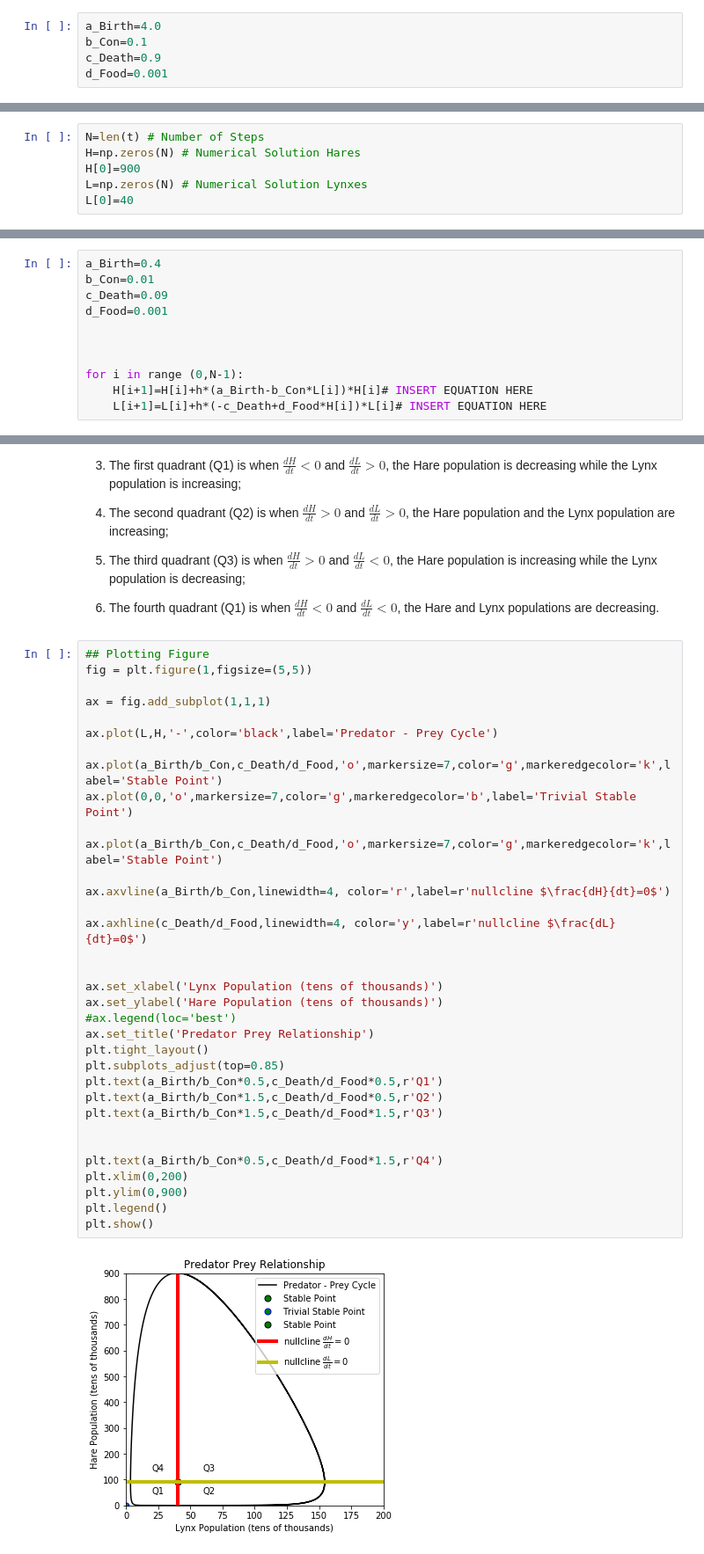
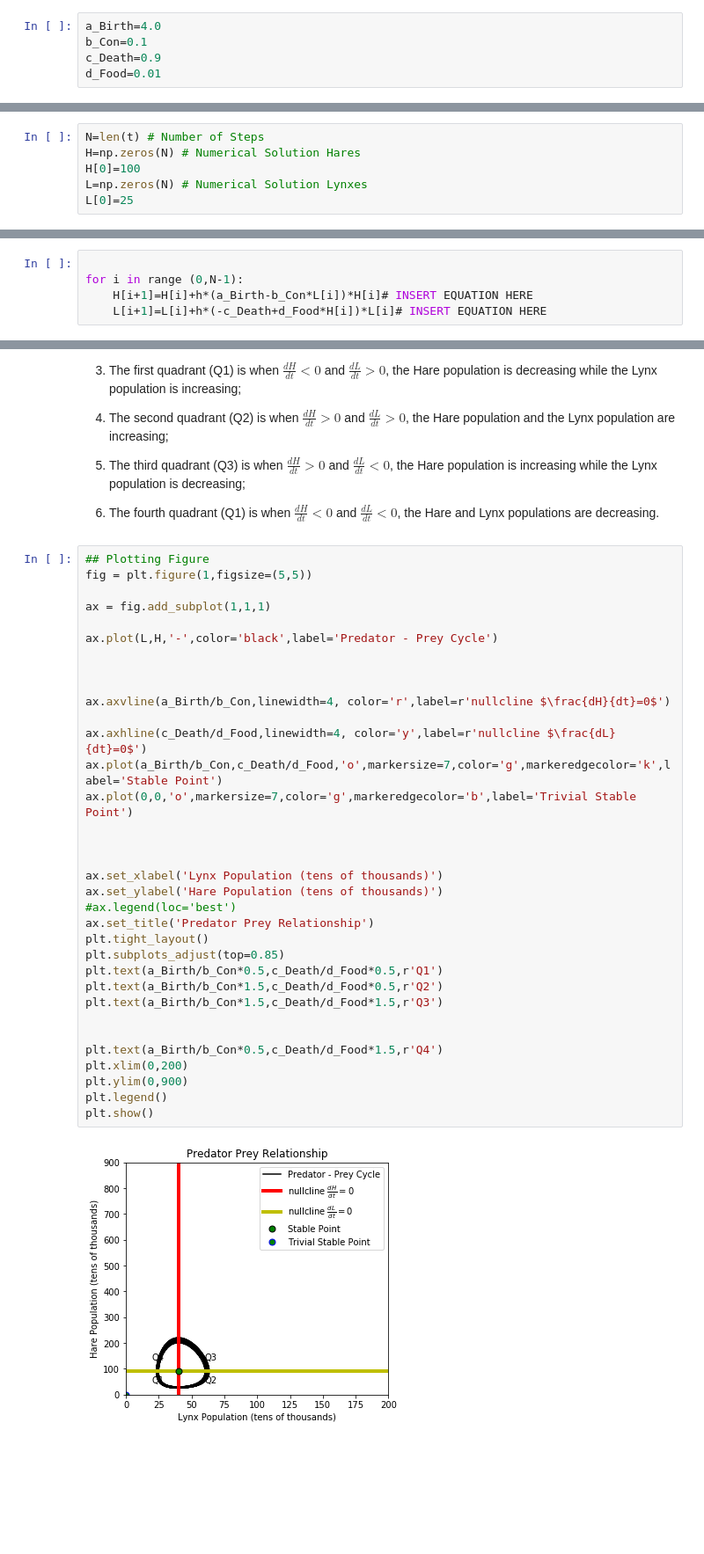
Before and after one commit to john-s-butler-dit/CaseStudy_PredatorPrey, a Jupyter notebook: Snow Hares and Lynxes-Stability.ipynb, the cells around one changed output, grey strips where cells are left out. Shown at 88% size. Drawn from its saved outputs; the diff is of its cells as text; blank space fills up the shorter version.

```diff
--- a/Snow Hares and Lynxes-Stability.ipynb
+++ b/Snow Hares and Lynxes-Stability.ipynb
@@ -32,7 +32,7 @@ this set of equations models the interaction between snow hares (H) and lynxes (
 a_Birth=4.0
 b_Con=0.1
 c_Death=0.9
-d_Food=0.001
+d_Food=0.01
 # %% [markdown]
 ## Discrete Domain
 To numiercally approximate the solution we discretise the continuous domain using a step size, $h=1$,
@@ -56,9 +56,9 @@ plt.show()
 # %%
 N=len(t) # Number of Steps
 H=np.zeros(N) # Numerical Solution Hares
-H[0]=900
+H[0]=100
 L=np.zeros(N) # Numerical Solution Lynxes
-L[0]=40
+L[0]=25
 # %% [markdown]
 We numerically approximate the differential equation using Eulers method to give the difference equation
 \begin{equation}
@@ -68,10 +72,4 @@ where $h$ is the stepsize and where $P_i$ is the numerical approximation of $p(t
 # %%
-a_Birth=0.4
-b_Con=0.01
-c_Death=0.09
-d_Food=0.001
-
-
 
 for i in range (0,N-1):
     H[i+1]=H[i]+h*(a_Birth-b_Con*L[i])*H[i]# INSERT EQUATION HERE
@@ -200,37 +204,37 @@ The nullclines divides the graph into quadrantes:
 fig = plt.figure(1,figsize=(5,5))
 
 ax = fig.add_subplot(1,1,1)
 
 ax.plot(L,H,'-',color='black',label='Predator - Prey Cycle')
 
-ax.plot(a_Birth/b_Con,c_Death/d_Food,'o',markersize=7,color='g',markeredgecolor='k',label='Stable Point')
-ax.plot(0,0,'o',markersize=7,color='g',markeredgecolor='b',label='Trivial Stable Point')
 
-ax.plot(a_Birth/b_Con,c_Death/d_Food,'o',markersize=7,color='g',markeredgecolor='k',label='Stable Point')
 
 ax.axvline(a_Birth/b_Con,linewidth=4, color='r',label=r'nullcline $\frac{dH}{dt}=0$')
 
 ax.axhline(c_Death/d_Food,linewidth=4, color='y',label=r'nullcline $\frac{dL}{dt}=0$')
+ax.plot(a_Birth/b_Con,c_Death/d_Food,'o',markersize=7,color='g',markeredgecolor='k',label='Stable Point')
+ax.plot(0,0,'o',markersize=7,color='g',markeredgecolor='b',label='Trivial Stable Point')
+
 
 
 ax.set_xlabel('Lynx Population (tens of thousands)')
 ax.set_ylabel('Hare Population (tens of thousands)')
 #ax.legend(loc='best')
 ax.set_title('Predator Prey Relationship')
 plt.tight_layout()
 plt.subplots_adjust(top=0.85)
 plt.text(a_Birth/b_Con*0.5,c_Death/d_Food*0.5,r'Q1')
 plt.text(a_Birth/b_Con*1.5,c_Death/d_Food*0.5,r'Q2')
 plt.text(a_Birth/b_Con*1.5,c_Death/d_Food*1.5,r'Q3')
 
 
 plt.text(a_Birth/b_Con*0.5,c_Death/d_Food*1.5,r'Q4')
 plt.xlim(0,200)
 plt.ylim(0,900)
 plt.legend()
 plt.show()
 # %% [output]
-[figure, old version]
+[figure, new version]
 # %% [markdown]
 # References
 
```
Also changed, not shown: parts of 8 cells of this notebook, 9 other files.
